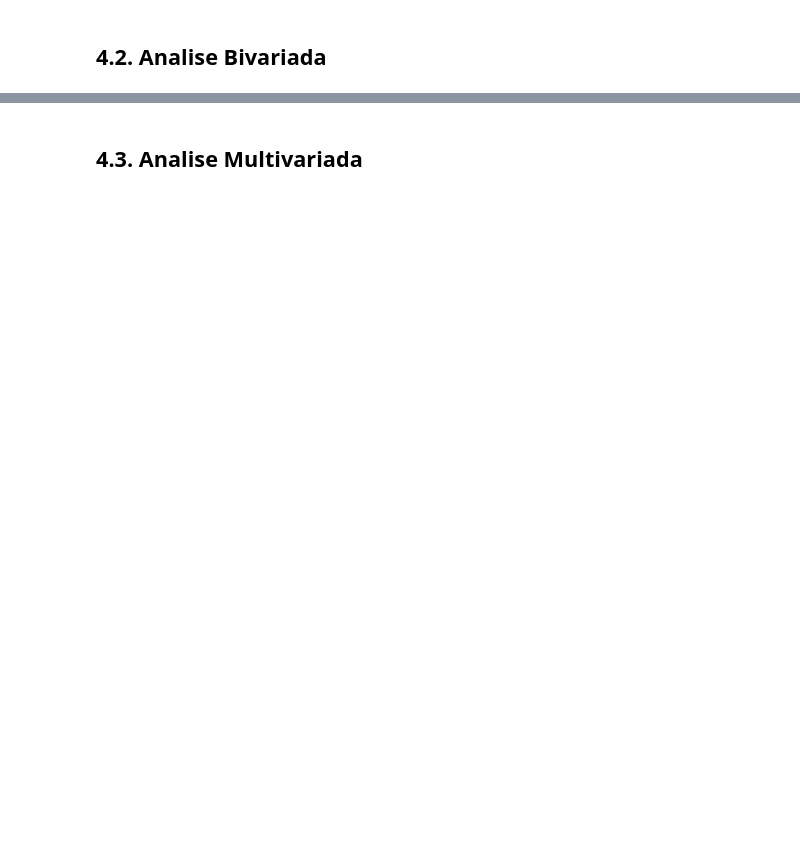
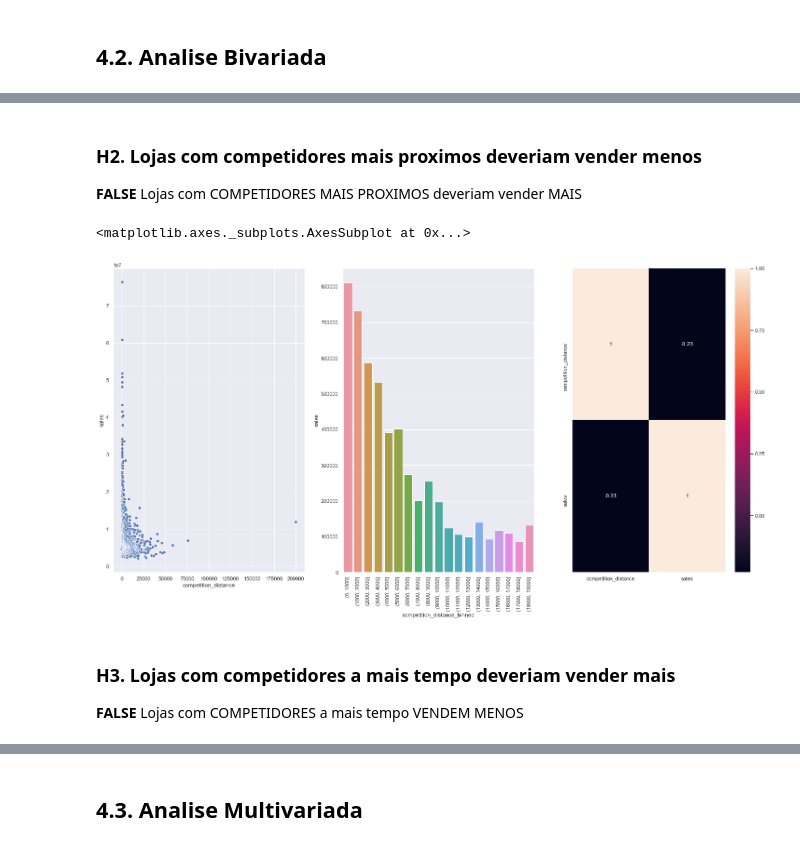
Before and after one commit to TrellixVulnTeam/DsEmProducao_VDBH, a Jupyter notebook: notebooks/m04_v01_store_sales_prediction.ipynb, the cells around one changed output, grey strips where cells are left out. Drawn from its saved outputs; the diff is of its cells as text; code cells hidden in the pictures; blank space fills up the shorter version.

```diff
--- a/notebooks/m04_v01_store_sales_prediction.ipynb
+++ b/notebooks/m04_v01_store_sales_prediction.ipynb
@@ -477,0 +514,41 @@ sns.kdeplot(df4[df4['assortment'] == 'extra']['sales'], label='extra', shade=Tru
+# %% [markdown]
+### **H2.** Lojas com competidores mais proximos deveriam vender menos
+**FALSE** Lojas com COMPETIDORES MAIS PROXIMOS deveriam vender MAIS
+# %%
+plt.subplot(1, 3, 1)
+#TIP: Datas with a lot granulare and have the difficult for analyse it`s good idea put this data in SCATTER PLOT (points).
+
+##Group by COMPETITION DISTANCE
+aux1 = df4[['competition_distance', 'sales']].groupby('competition_distance').sum().reset_index()
+
+sns.scatterplot(x = 'competition_distance', y = 'sales', data=aux1);
+
+
+
+plt.subplot(1, 3, 2)
+#Group by COMPETITION DISTANCE
+aux1 = df4[['competition_distance', 'sales']].groupby('competition_distance').sum().reset_index()
+
+#Create a LIST with groups/BINS - 0 to 20000 with interval of 1000
+bins = list( np.arange( 0, 20000, 1000 ) )
+
+#Create a new column with BINS
+#CUT the columns with interval and put in the new column
+df4['competition_distance_binned'] = pd.cut(aux1['competition_distance'], bins=bins )
+
+#Group by COMPETITION DISTANCE BINNED
+aux2 = df4[['competition_distance_binned', 'sales']].groupby('competition_distance_binned').sum().reset_index()
+#Plot the BARPLOT
+sns.barplot(x='competition_distance_binned', y='sales', data=aux2 );
+#Rotation 90 graus the BAR
+plt.xticks(rotation=90);
+
+
+plt.subplot(1, 3, 3)
+sns.heatmap(aux1.corr(method='pearson'), annot=True)
+# %% [output]
+<matplotlib.axes._subplots.AxesSubplot at 0x...>
+[figure, added]
+# %% [markdown]
+### **H3.** Lojas com competidores a mais tempo deveriam vender mais
+**FALSE** Lojas com COMPETIDORES a mais tempo VENDEM MENOS
```
Also changed, not shown: parts of 11 cells of this notebook.
